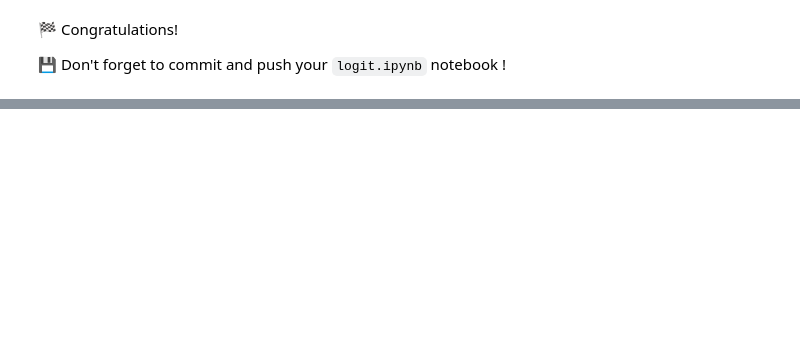
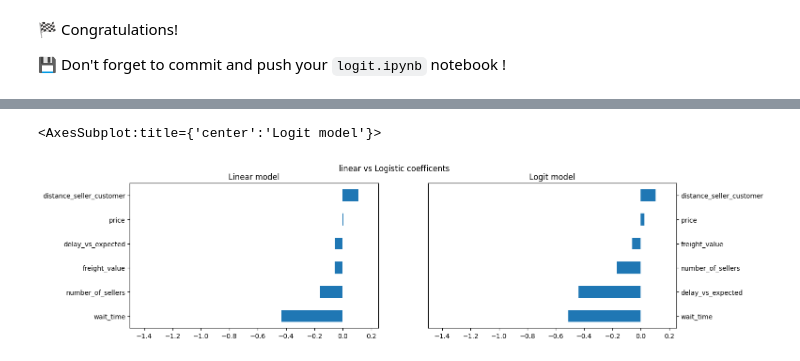
Before and after one commit to multiyumz/data-science-challenges, a Jupyter notebook: data-logit/logit.ipynb, the cells around one changed output, grey strips where cells are left out. Cells and saved outputs as stored; diff of their text form; code cells hidden in the pictures; blank space fills up the shorter version.

```diff
--- a/data-logit/logit.ipynb
+++ b/data-logit/logit.ipynb
@@ -97,0 +145,3 @@ vif_data[]
+# %%
+logit_5 = smf.logit(formula='dim_is_five_star ~'+ ' + '.join(features), data=order_standardised).fit()
+logit_5.summary()`
@@ -145,0 +235,4 @@ Make sure to use the same set of features for both regressions.
+# %%
+linear_model = smf.ols(formula=f"review_score ~ {'+ '.join(features)}", data=order_standardised).fit()
+
+linear_model.summary()
@@ -149,0 +278,16 @@ Make sure to use the same set of features for both regressions.
+# %%
+plt.figure(figsize=(15,4))
+plt.suptitle("linear vs Logistic coefficents")
+ax1 = plt.subplot(1,2,1)
+ax1.set_xlim(-1.5, 0.25)
+ax1.set_title("Linear model")
+linear_model.params[1:].sort_values().plot(kind='barh', ax=ax1)
+
+ax2 = plt.subplot(1,2,2)
+ax2.set_title("Logit model")
+ax2.yaxis.tick_right()
+ax2.set_xlim(-1.5, 0.25)
+logit_5.params[1:].sort_values().plot(kind='barh', ax=ax2)
+# %% [output]
+<AxesSubplot:title={'center':'Logit model'}>
+[figure, added]
```
Also changed, not shown: parts of 12 cells of this notebook, 1 other file.
